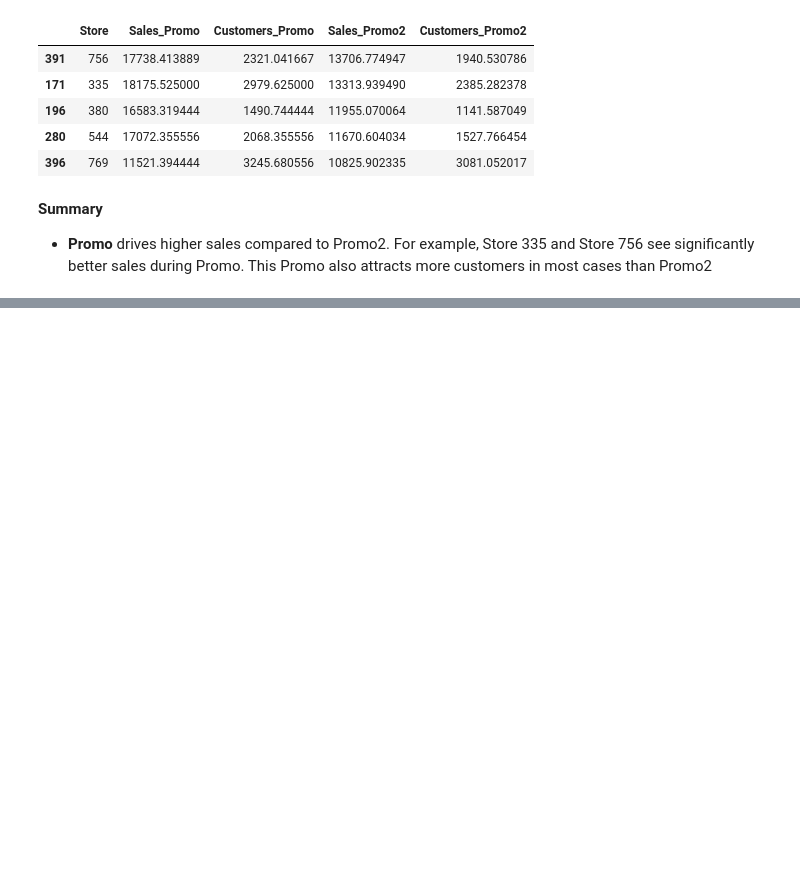
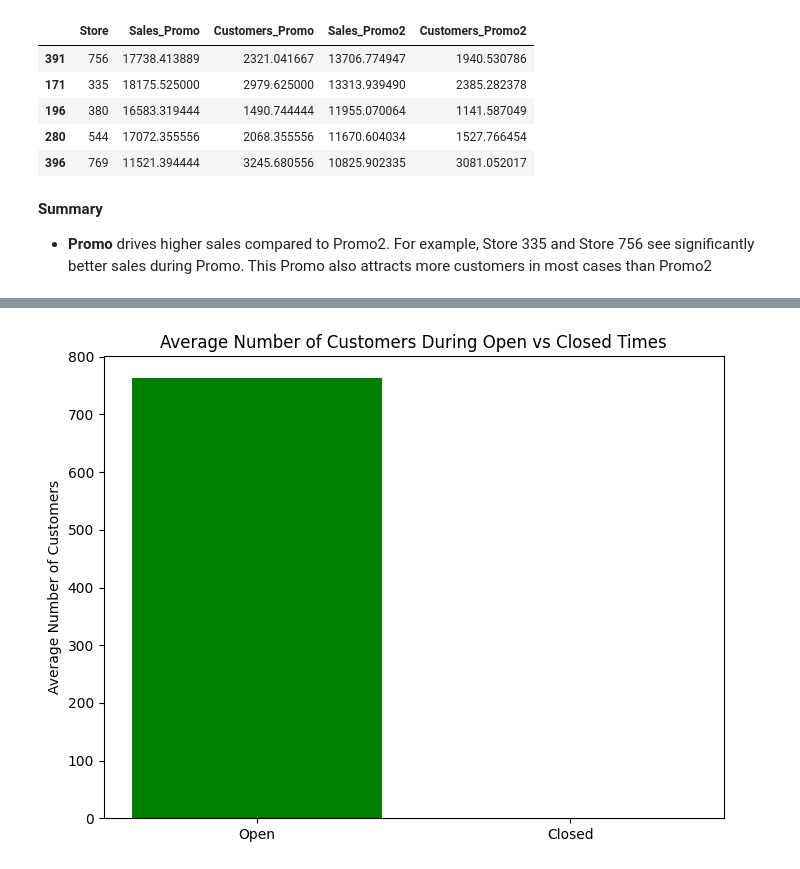
Before and after one commit to epythonlab/rossmann-pharma-sales-prediction, a Jupyter notebook: notebooks/exploratory_analysis.ipynb, the cells around one changed output, grey strips where cells are left out. Drawn from its saved outputs; the diff is of its cells as text; code cells hidden in the pictures; blank space fills up the shorter version.

```diff
--- a/notebooks/exploratory_analysis.ipynb
+++ b/notebooks/exploratory_analysis.ipynb
@@ -460,0 +453,17 @@ common_stores_comparison.sort_values(by='Sales_Promo2', ascending=False).head(5)
+# %%
+def plot_open_vs_closed(df):
+    df_open = df[df['Open'] == 1]
+    df_closed = df[df['Open'] == 0]
+
+    open_customers_avg = df_open['Customers'].mean()
+    closed_customers_avg = df_closed['Customers'].mean()
+
+    plt.figure(figsize=(8, 6))
+    plt.bar(['Open', 'Closed'], [open_customers_avg, closed_customers_avg], color=['green', 'red'])
+    plt.title('Average Number of Customers During Open vs Closed Times')
+    plt.ylabel('Average Number of Customers')
+    plt.show()
+
+plot_open_vs_closed(train_data)
+# %% [output]
+[figure, added]
```
Also changed, not shown: parts of 7 cells of this notebook, 1 other file.
